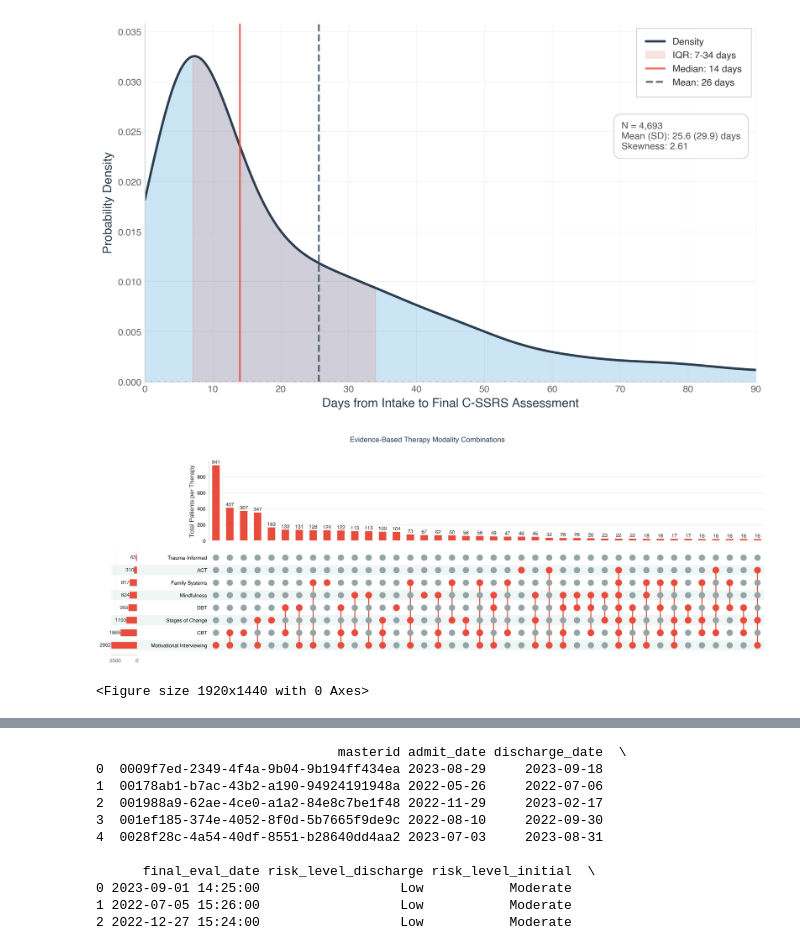
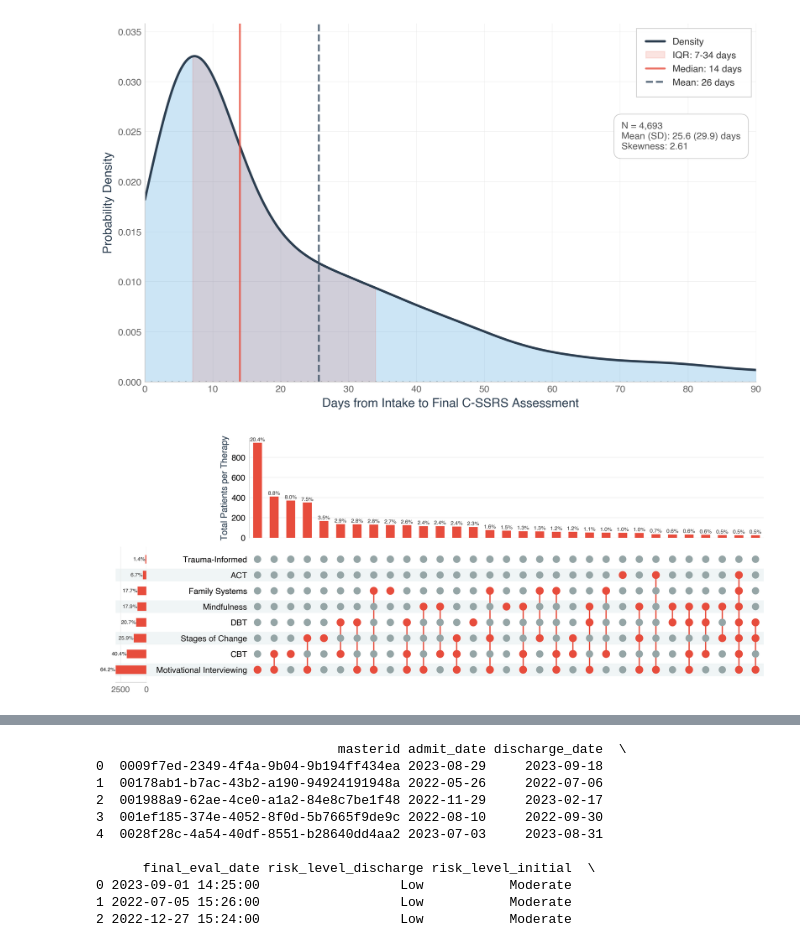
Before and after one commit to jacobjameson/AI-therapy, a Jupyter notebook: src/clean.ipynb, the cells around one changed output, grey strips where cells are left out. Cells and saved outputs as stored; diff of their text form; code cells hidden in the pictures.

```diff
--- a/src/clean.ipynb
+++ b/src/clean.ipynb
@@ -818,7 +818,7 @@ import seaborn as sns
 plt.rcParams.update({
     'font.family': 'sans-serif',
     'font.sans-serif': ['Helvetica', 'Arial'],
-    'font.size': 10,
+    'font.size': 14,
     'axes.linewidth': 0.8,
     'xtick.major.width': 0.8,
     'ytick.major.width': 0.8,
@@ -867,26 +867,39 @@ filtered = filtered.astype(bool)
 # --- 3. Create the UpSet data structure ---
 upset_data = from_indicators(filtered)
 
-# --- 4. Create the UpSet plot with custom styling ---
-fig = plt.figure(figsize=(14, 8), facecolor='white', dpi=300)
+# --- 4. Create the UpSet plot with custom sizing ---
+fig = plt.figure(figsize=(25, 20), facecolor='white', dpi=300)  # taller figure
 
-# Initialize UpSet with custom parameters
+# Update font sizes globally
+plt.rcParams.update({
+    'font.size': 9,              # default font size
+    'axes.labelsize': 16,         # axis labels
+    'axes.titlesize': 18,         # subplot titles
+    'xtick.labelsize': 14,        # tick labels
+    'ytick.labelsize': 14,
+    'legend.fontsize': 14,
+})
+
+# Initialize UpSet with your parameters
 upset = UpSet(
     upset_data,
     subset_size='count',
-    intersection_plot_elements=6,  # Show more intersections
-    min_subset_size=15,  # Only show combinations with at least 10 patients
-    min_degree=1,  # Show single therapies too
-    max_degree=None,  # No maximum
-    sort_by='cardinality',  # Sort by frequency
-    sort_categories_by='cardinality',  # Sort categories by total frequency
-    facecolor='#e74c3c',  # Nice red color for bars
-    shading_color="#f0f5f6",  # Light gray for matrix
-    other_dots_color='#95a5a6',  # Gray for inactive dots
-    element_size=35,  # Size of the matrix dots
-    show_counts=True,  # Show counts on bars
-    show_percentages=False,  # Can change to True if you want percentages
+    intersection_plot_elements=6,
+    min_subset_size=20,
+    min_degree=1,
+    max_degree=None,
+    sort_by='cardinality',
+    sort_categories_by='cardinality',
+    facecolor='#e74c3c',
+    shading_color="#f0f5f6",
+    show_percentages=True,
+    other_dots_color='#95a5a6',
+    element_size=35,
 )
+
+# Plot
+axes = upset.plot(fig=fig)
+
 
 # Plot with custom styling
 axes = upset.plot(fig=fig)
@@ -903,42 +916,37 @@ for ax in fig.axes:
             ax.spines['bottom'].set_color('#CCCCCC')
             ax.grid(True, axis='y', linestyle='-', linewidth=0.5, color='#EBEBEB', alpha=0.8)
             ax.set_axisbelow(True)
 
             # Add value labels on top of bars (if not too many)
             bars = [child for child in ax.get_children() if isinstance(child, plt.Rectangle)]
             for bar in bars[:20]:  # Only label first 20 bars to avoid clutter
                 height = bar.get_height()
                 if height > 0:
                     ax.text(bar.get_x() + bar.get_width()/2., height,
                            f'{int(height)}',
                            ha='center', va='bottom', fontsize=8, color='#666666')
 
     # Style the totals plot (side bar chart)
     if hasattr(ax, 'set_ylabel'):
         if ax.get_ylabel() == 'Set size' or 'size' in ax.get_ylabel().lower():
-            ax.set_ylabel('Total Patients per Therapy', fontsize=12, fontweight='medium', color='#2c3e50')
+            ax.set_ylabel('Total Patients per Therapy', fontsize=15, fontweight='medium', color='#2c3e50')
             ax.spines['top'].set_visible(False)
             ax.spines['right'].set_visible(False)
             ax.spines['left'].set_color('#CCCCCC')
             ax.spines['bottom'].set_color('#CCCCCC')
             ax.grid(True, axis='x', linestyle='-', linewidth=0.5, color='#EBEBEB', alpha=0.8)
             ax.set_axisbelow(True)
 
-# Add a title
-fig.suptitle('Evidence-Based Therapy Modality Combinations',
-             fontsize=14, fontweight='bold', color='#2c3e50', y=0.98)
 
 # Adjust layout
-plt.tight_layout(rect=[0, 0, 1, 0.97])
+plt.subplots_adjust(left=0.1, right=0.9, top=0.92, bottom=0.08)
+plt.tight_layout(rect=[0, 0, 1, 0.96])
 
-# Display
 plt.show()
 
 # Save options
-plt.savefig('../outputs/therapy_combinations_upset.png', dpi=300, bbox_inches='tight', facecolor='white')
 # %% [output]
-[figure, old version]
+[figure, new version]
-<Figure size 1920x1440 with 0 Axes>
 # %%
 final = final.loc[
     final["risk_level_initial"].notna()
```
Also changed, not shown: parts of 10 cells of this notebook.
